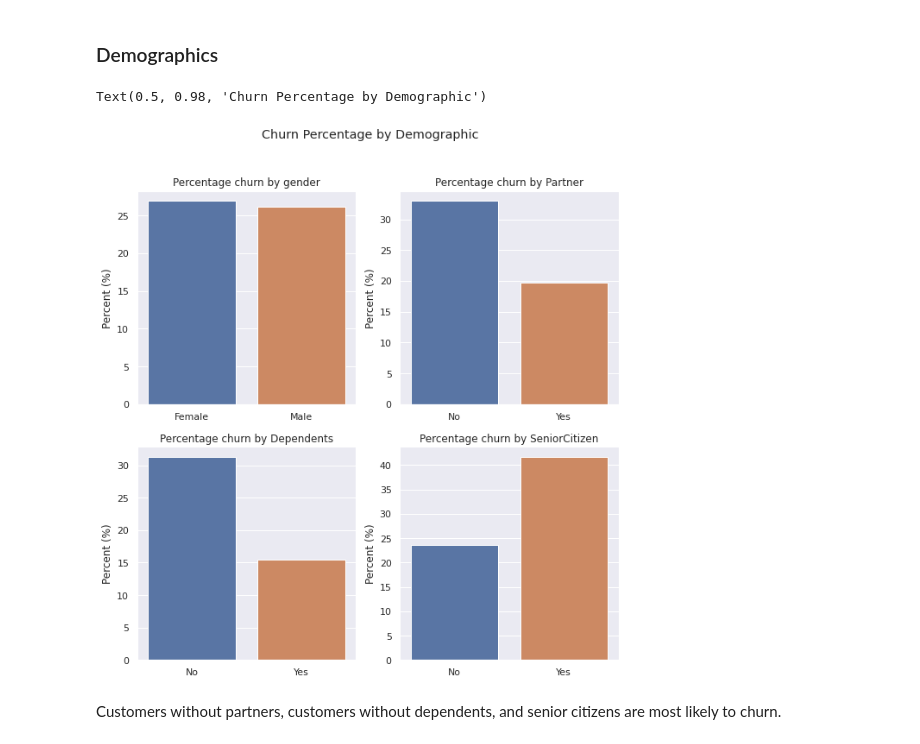
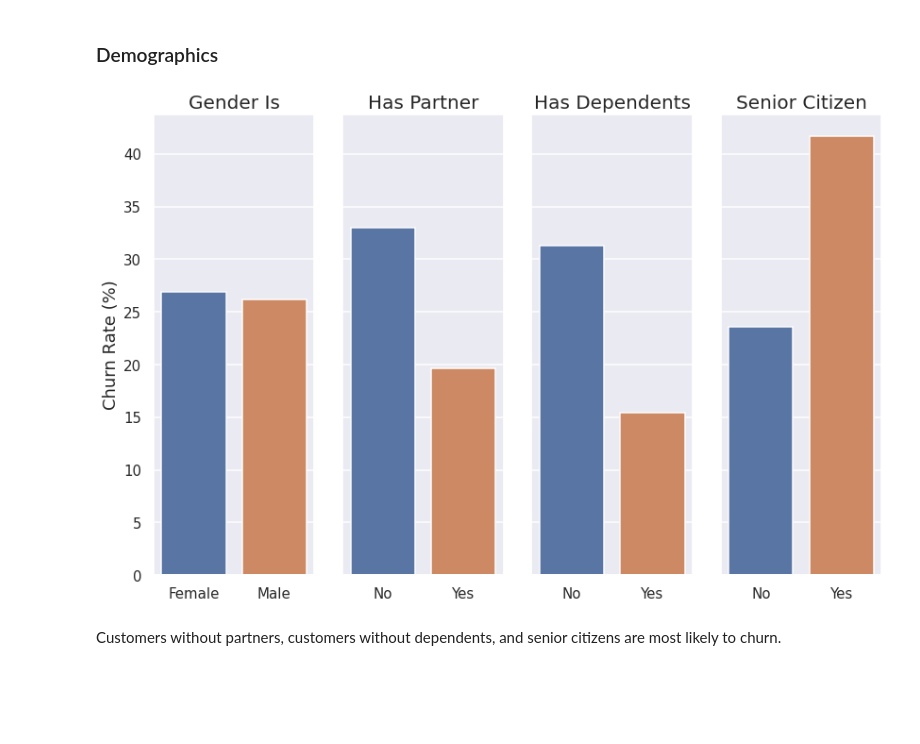
Before and after one commit to adeviney/credit-card-fraud, a Jupyter notebook: EDA.ipynb, the cells around one changed output. Cells and saved outputs as stored; diff of their text form; code cells hidden in the pictures; blank space fills up the shorter version.

```diff
--- a/EDA.ipynb
+++ b/EDA.ipynb
@@ -379,0 +405,11 @@ sns.barplot(x = toPlot.index, y = toPlot.values).set(title = 'Churned customers
+# %%
+plt.rcParams['figure.figsize'] = (8,6)
+#plt.yticklabels(df_churn['Churn Category'].value_counts(), fontsize = 15)
+plot = sns.lineplot(x=range(0,5), y=revenue)
+plot.set_xlabel('Quarter')
+plot.set_ylabel('Revenue')
+plot.set_title('Future Revenue at Current Churn & Join Rates')
+plot.set_xticks(range(0,5));
+plot.text(y = revenue[-1]+5e3, x=3.35, s=(f'{(revenue[0]-revenue[-1])/revenue[0]*100:.0f}% Loss'), color = 'k', size = 15, rotation = -20)
+#plot.text(revenue[-1], color='g', lw=1, ls='-.', alpha = 0.75)
+plt.rcParams['figure.figsize'] = (6.4, 4.8)
@@ -407,4 +436,6 @@ plt.rcParams['figure.figsize'] = (12, 7)
 sns.countplot(data = df_churn, y = 'Churn Reason', order = df_churn['Churn Reason'].value_counts().index, palette = "cool_r")
 plt.xlabel('Number of Customers', fontdict={'fontsize': 20})
 plt.ylabel('Given Churn Reason', fontdict={'fontsize': 20})
+#plt.yticks(labels = df_churn['Churn Reason'].value_counts().index)
+plt.rcParams['figure.figsize'] = (6.4, 4.8)
 # %% [output]
@@ -412,0 +487,6 @@ Text(0, 0.5, 'Given Churn Reason')
+# %%
+plt.rcParams['figure.figsize'] = (12, 7)
+sns.countplot(data = churn_reasons, y = 'ChurnCategory', order = churn_reasons['ChurnCategory'].value_counts().index, palette = "cool_r")
+plt.xlabel('Number of Customers', fontdict={'fontsize': 20})
+plt.ylabel('Given Churn Reason', fontdict={'fontsize': 20})
+#plt.yticklabels(df_churn['Churn Category'].value_counts(), fontsize = 15)
@@ -453,3 +580,6 @@ axes[15].set_xticklabels(['Electronic check', 'Mailed check', 'Bank transfer (au
+# %%
+# change tenure units to years
+df['tenure'] = df['tenure'] / 12
 # %%
 # histograms
 
@@ -530,16 +687,23 @@ for cat_col in demographics:
 # %%
-fig, axes = plt.subplots(2, 2, figsize=(10, 10))
+fig, axes = plt.subplots(1, 4, figsize=(12, 8), sharey = True)
 axes = axes.flatten()
 
 for i, col in zip(range(0, len(demographics)), demographics):
     sns.barplot(x = percentChurn[col].index, y = percentChurn[col].values, ax = axes[i])
-    axes[i].set_title(f"Percentage churn by {col}")
-    axes[i].set_ylabel("Percent (%)")
-    axes[i]
-fig.suptitle("Churn Percentage by Demographic")
+    axes[i].tick_params(labelsize = 15)
+
+axes[0].set_ylabel("Churn Rate (%)", size = 18)
+
+axes[0].set_title("Gender Is", size=20)
+axes[1].set_ylabel(None)
+axes[1].set_title("Has Partner", size=20)
+axes[2].set_ylabel(None)
+axes[2].set_title("Has Dependents", size=20)
+axes[3].set_ylabel(None)
+axes[3].set_title("Senior Citizen", size=20)
+fig.tight_layout()
 # %% [output]
-Text(0.5, 0.98, 'Churn Percentage by Demographic')
-[figure, old version]
+[figure, new version]
 # %% [markdown]
 Customers without partners, customers without dependents, and senior citizens are most likely to churn.
 # %% [markdown]
```
Also changed, not shown: parts of 74 cells of this notebook.
